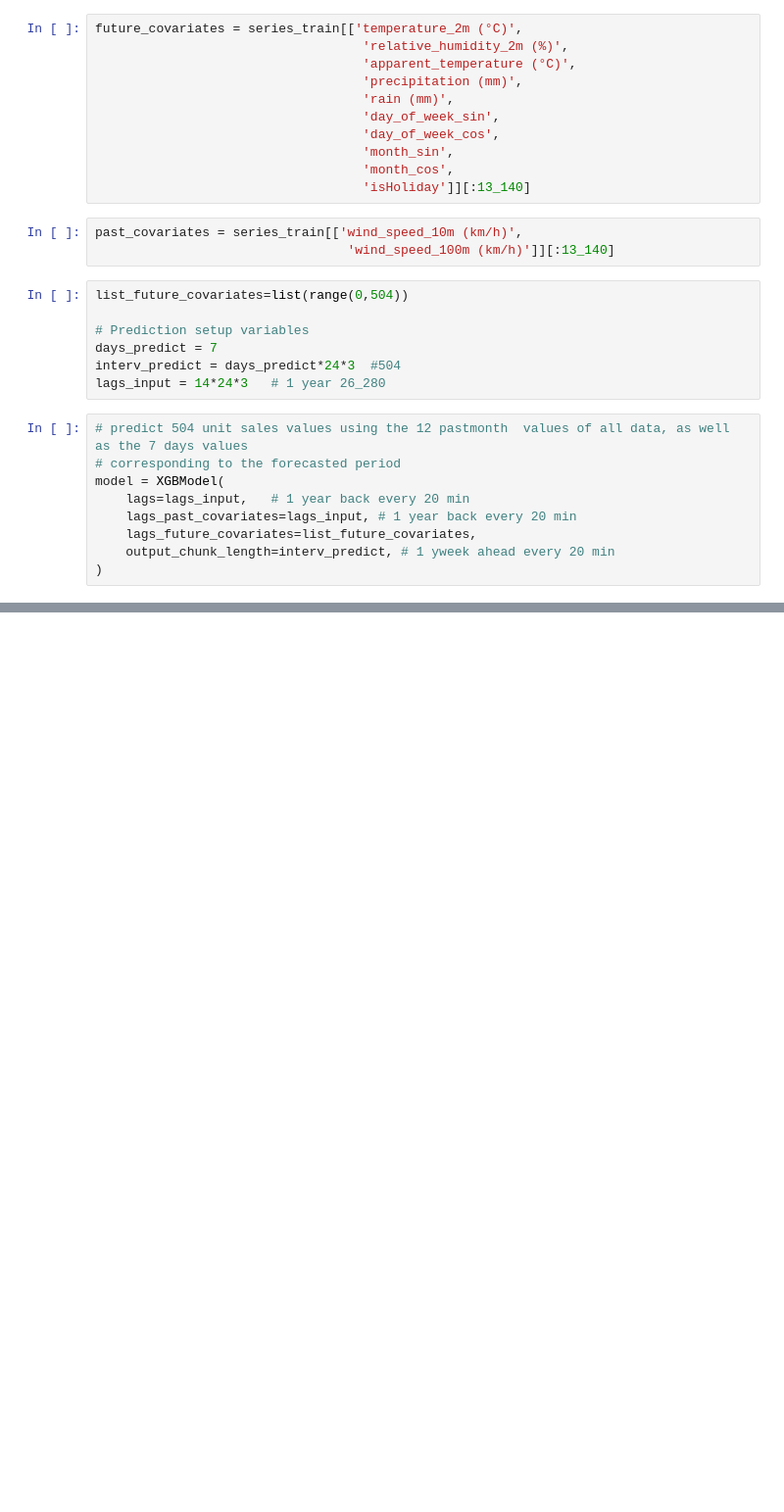
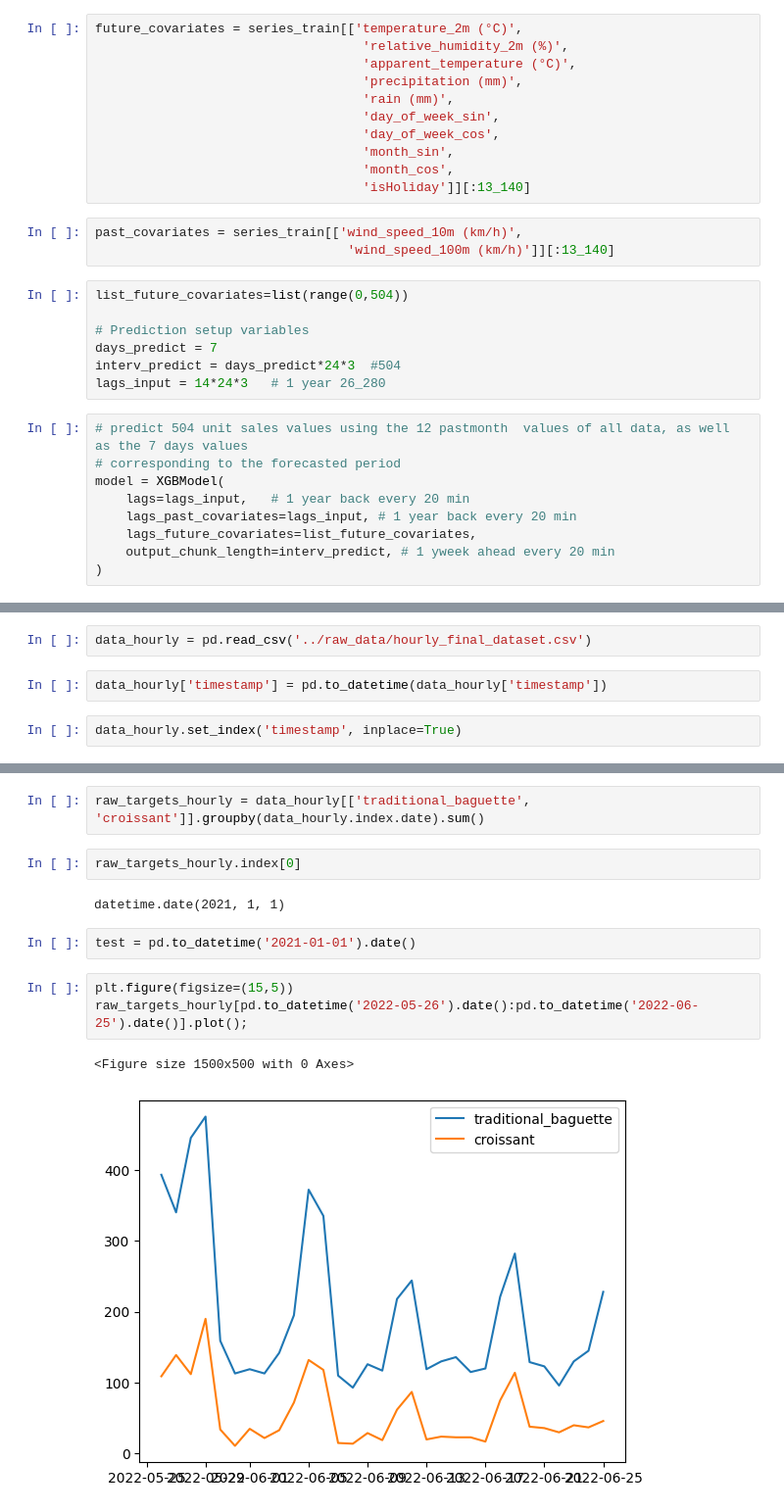
Before and after one commit to Alex5xelA/Bakery_sales_forecast, a Jupyter notebook: notebooks/xgboost_1.ipynb, the cells around one changed output, grey strips where cells are left out. Shown: that part at 98% size. Saved outputs shown, nothing was run; the diff lists cells and outputs as text; blank space fills up the shorter version.

```diff
--- a/notebooks/xgboost_1.ipynb
+++ b/notebooks/xgboost_1.ipynb
@@ -236,0 +216,6 @@ def eval_model(model, past_covariates = None,
+# %%
+data_hourly = pd.read_csv('../raw_data/hourly_final_dataset.csv')
+# %%
+data_hourly['timestamp'] = pd.to_datetime(data_hourly['timestamp'])
+# %%
+data_hourly.set_index('timestamp', inplace=True)
@@ -236,0 +232,14 @@ def eval_model(model, past_covariates = None,
+# %%
+raw_targets_hourly = data_hourly[['traditional_baguette', 'croissant']].groupby(data_hourly.index.date).sum()
+# %%
+raw_targets_hourly.index[0]
+# %% [output]
+datetime.date(2021, 1, 1)
+# %%
+test = pd.to_datetime('2021-01-01').date()
+# %%
+plt.figure(figsize=(15,5))
+raw_targets_hourly[pd.to_datetime('2022-05-26').date():pd.to_datetime('2022-06-25').date()].plot();
+# %% [output]
+<Figure size 1500x500 with 0 Axes>
+[figure, added]
```
Also changed, not shown: parts of 13 cells of this notebook.
